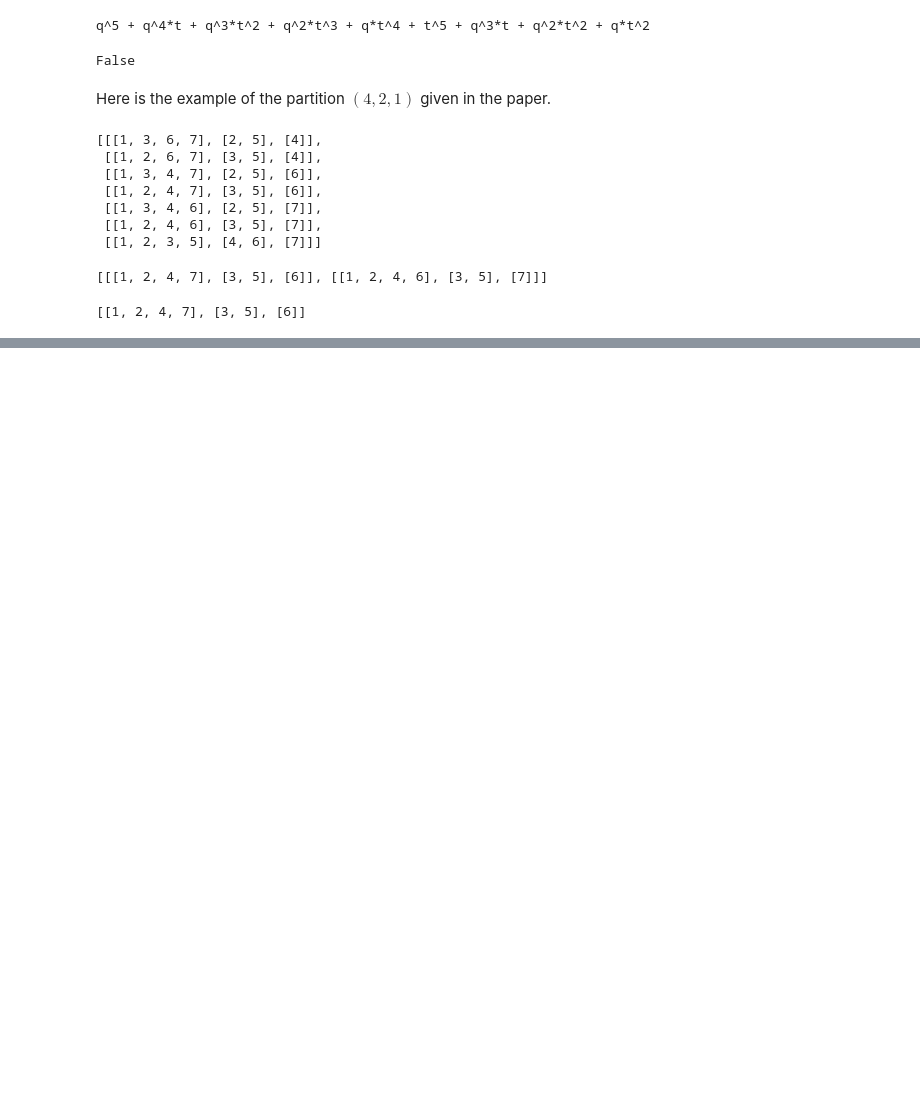
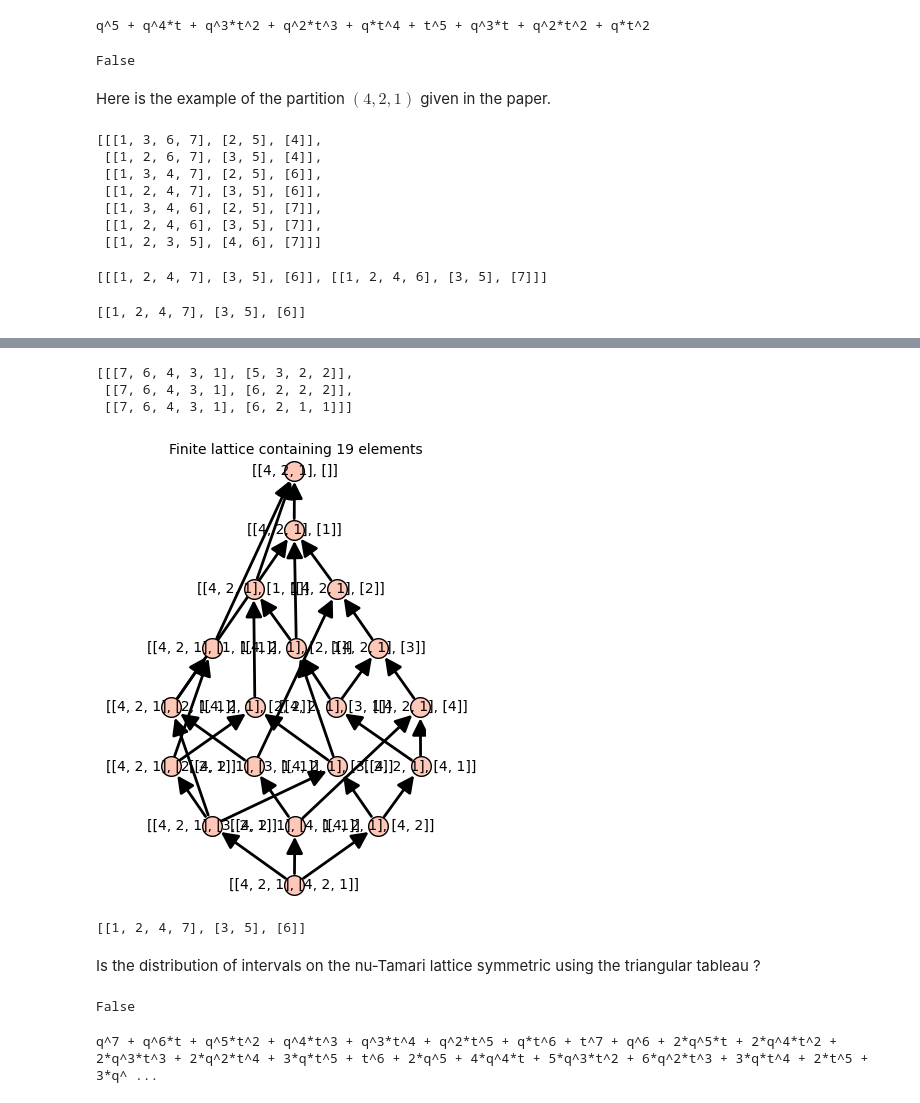
Before and after one commit to VivianePons/triangular-partitions, a Jupyter notebook: demo.ipynb, the cells around one changed output, grey strips where cells are left out. Saved outputs shown, nothing was run; the diff lists cells and outputs as text; code cells hidden in the pictures; blank space fills up the shorter version.

```diff
--- a/demo.ipynb
+++ b/demo.ipynb
@@ -356,0 +418,20 @@ tab = TriangularPartition([4,2]).triangular_standard_tableau()
+# %%
+list(tdp.path_tamari_up())
+# %% [output]
+[[[7, 6, 4, 3, 1], [5, 3, 2, 2]],
+ [[7, 6, 4, 3, 1], [6, 2, 2, 2]],
+ [[7, 6, 4, 3, 1], [6, 2, 1, 1]]]
+# %%
+tr = TriangularPartition((4,2,1))
+# %%
+L = tr.path_tamari_lattice() # gives the nu Tamari lattice
+# %%
+L
+# %% [output]
+[figure, added]
+# %%
+tr.triangular_standard_tableau()
+# %% [output]
+[[1, 2, 4, 7], [3, 5], [6]]
+# %% [markdown]
+Is the distribution of intervals on the nu-Tamari lattice symmetric using the triangular tableau ?
@@ -356,0 +440,9 @@ tab = TriangularPartition([4,2]).triangular_standard_tableau()
+# %%
+test_symmetry_distribution(d)
+# %% [output]
+False
+# %%
+pol = tr.Aqt_intervals()
+pol
+# %% [output]
+q^7 + q^6*t + q^5*t^2 + q^4*t^3 + q^3*t^4 + q^2*t^5 + q*t^6 + t^7 + q^6 + 2*q^5*t + 2*q^4*t^2 + 2*q^3*t^3 + 2*q^2*t^4 + 3*q*t^5 + t^6 + 2*q^5 + 4*q^4*t + 5*q^3*t^2 + 6*q^2*t^3 + 3*q*t^4 + 2*t^5 + 3*q^ ...
```
Also changed, not shown: parts of 187 cells of this notebook, 2 other files.
